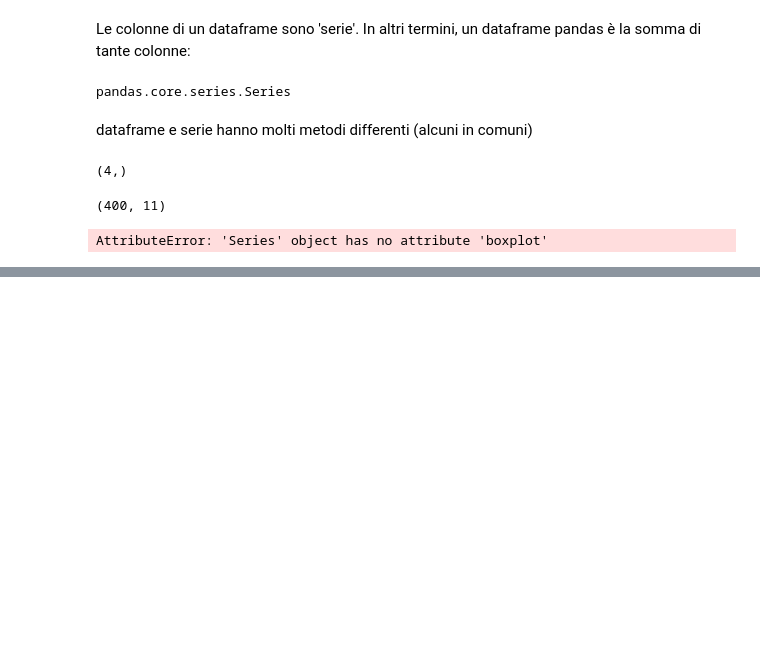
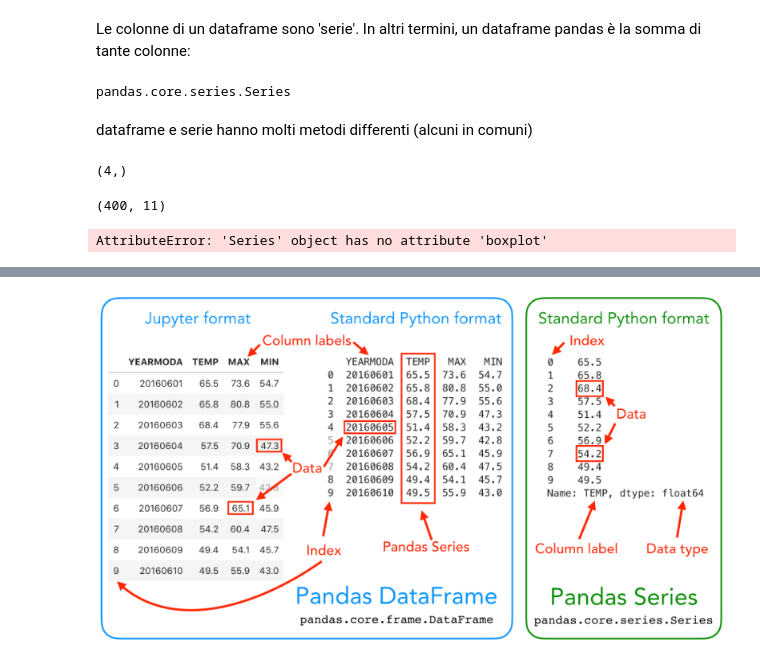
Before and after one commit to antonio-corsi/Corso-Python-Aula-Mediolanum, a Jupyter notebook: Dataframe.ipynb, the cells around one changed output, grey strips where cells are left out. Cells and saved outputs as stored; diff of their text form; code cells hidden in the pictures; blank space fills up the shorter version.

```diff
--- a/Dataframe.ipynb
+++ b/Dataframe.ipynb
@@ -727,0 +751,4 @@ AttributeError: 'Series' object has no attribute 'boxplot'
+# %%
+Image('pandas_data_types.png') if IN_COLAB else display(Image(filename='pandas_data_types.png'))
+# %% [output]
+[figure, added]
```
Also changed, not shown: parts of 2 cells of this notebook, 1 other file.
